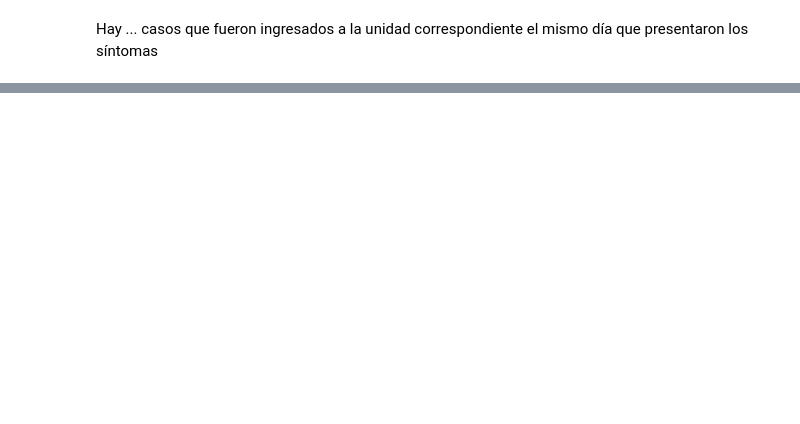
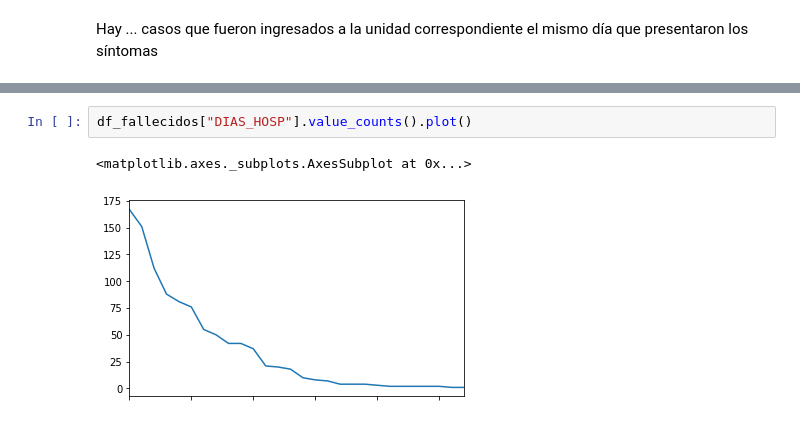
Before and after one commit to jr2bg/COVID19_MX_dataAnalysis, a Jupyter notebook: COVID19_mx.ipynb, the cells around one changed output, grey strips where cells are left out. Cells and saved outputs as stored; diff of their text form; blank space fills up the shorter version.

```diff
--- a/COVID19_mx.ipynb
+++ b/COVID19_mx.ipynb
@@ -156,0 +234,5 @@ Hay ... casos que fueron ingresados a la unidad correspondiente el mismo día qu
+# %%
+df_fallecidos["DIAS_HOSP"].value_counts().plot()
+# %% [output]
+<matplotlib.axes._subplots.AxesSubplot at 0x...>
+[figure, added]
```
Also changed, not shown: parts of 19 cells of this notebook, 3 other files.
